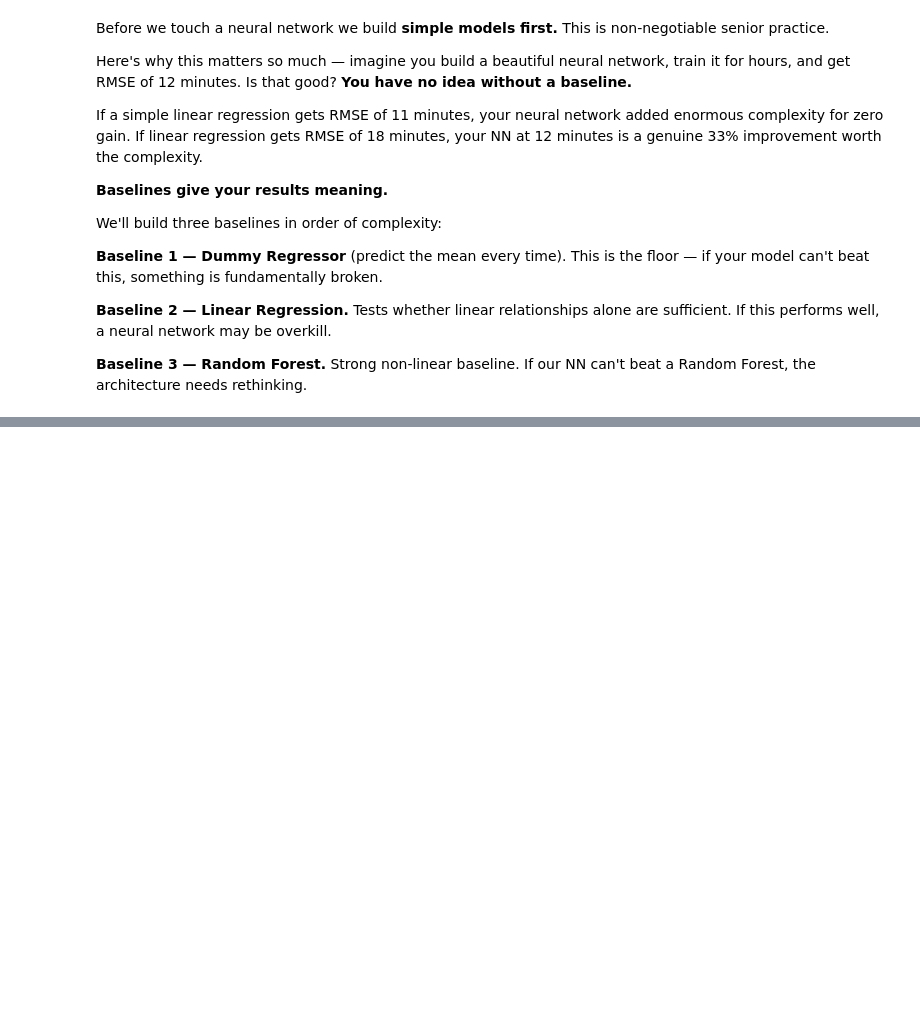
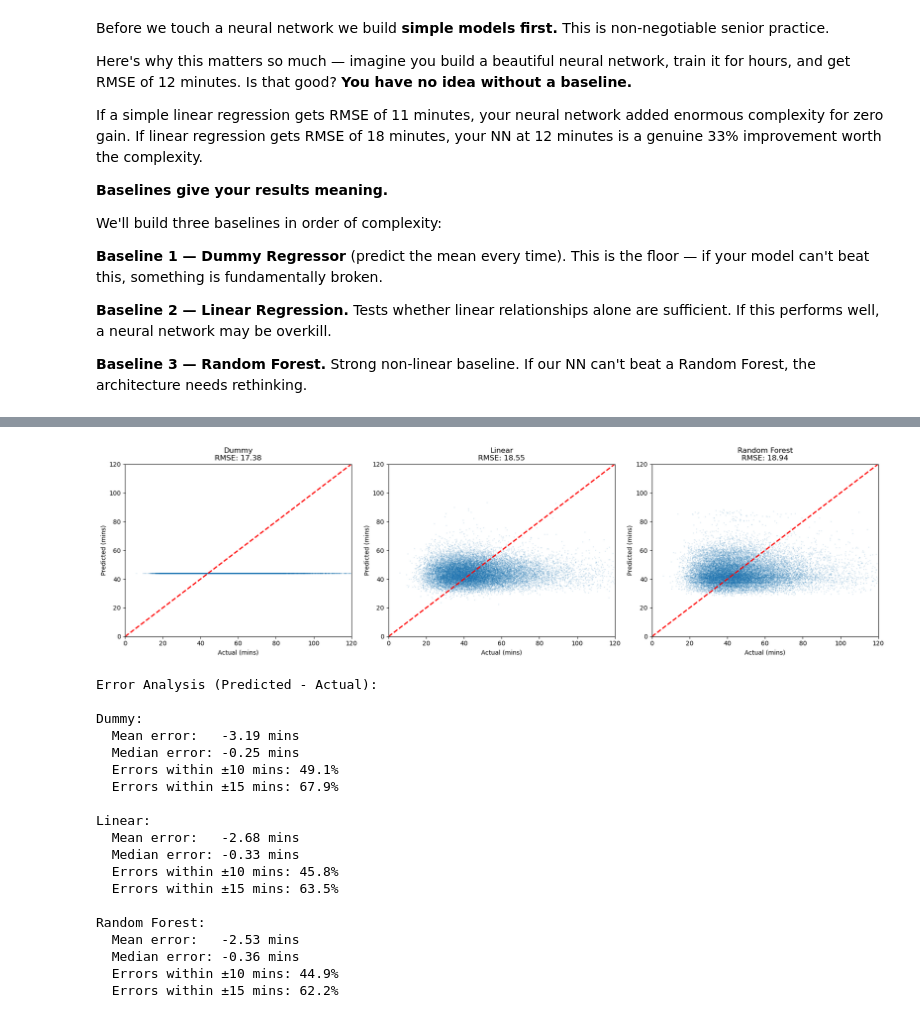
Before and after one commit to sayed-ashfaq/PorterOrg_Regression_problem, a Jupyter notebook: 2. Porter_Modeling.ipynb, the cells around one changed output, grey strips where cells are left out. Drawn from its saved outputs; the diff is of its cells as text; code cells hidden in the pictures; blank space fills up the shorter version.

```diff
--- a/2. Porter_Modeling.ipynb
+++ b/2. Porter_Modeling.ipynb
@@ -35,0 +253,56 @@ We'll build three baselines in order of complexity:
+# %%
+# Deeper evaluation — where are models winning and losing?
+import matplotlib.pyplot as plt
+
+fig, axes = plt.subplots(1, 3, figsize=(18, 5))
+
+models = {
+    'Dummy': np.expm1(y_pred_dummy),
+    'Linear': np.expm1(y_pred_lr),
+    'Random Forest': np.expm1(y_pred_rf)
+}
+
+for ax, (name, preds) in zip(axes, models.items()):
+    ax.scatter(y_val_raw, preds, alpha=0.1, s=1)
+    ax.plot([0, 120], [0, 120], 'r--', linewidth=2)
+    ax.set_xlabel('Actual (mins)')
+    ax.set_ylabel('Predicted (mins)')
+    ax.set_title(f'{name}\nRMSE: {np.sqrt(mean_squared_error(y_val_raw, preds)):.2f}')
+    ax.set_xlim(0, 120)
+    ax.set_ylim(0, 120)
+
+plt.tight_layout()
+plt.show()
+
+# Error distribution
+print("Error Analysis (Predicted - Actual):")
+for name, preds in models.items():
+    errors = preds - y_val_raw
+    print(f"\n{name}:")
+    print(f"  Mean error:   {errors.mean():.2f} mins")
+    print(f"  Median error: {errors.median():.2f} mins")
+    print(f"  Errors within ±10 mins: "
+          f"{(errors.abs() <= 10).mean()*100:.1f}%")
+    print(f"  Errors within ±15 mins: "
+          f"{(errors.abs() <= 15).mean()*100:.1f}%")
+# %% [output]
+[figure, added]
+Error Analysis (Predicted - Actual):
+
+Dummy:
+  Mean error:   -3.19 mins
+  Median error: -0.25 mins
+  Errors within ±10 mins: 49.1%
+  Errors within ±15 mins: 67.9%
+
+Linear:
+  Mean error:   -2.68 mins
+  Median error: -0.33 mins
+  Errors within ±10 mins: 45.8%
+  Errors within ±15 mins: 63.5%
+
+Random Forest:
+  Mean error:   -2.53 mins
+  Median error: -0.36 mins
+  Errors within ±10 mins: 44.9%
+  Errors within ±15 mins: 62.2%
```
Also changed, not shown: parts of 11 cells of this notebook.
